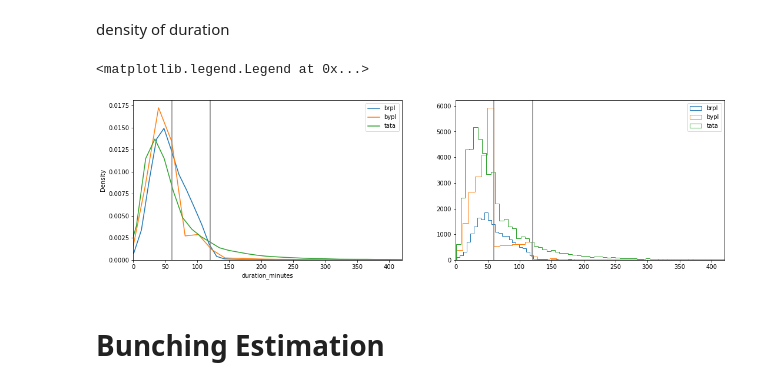
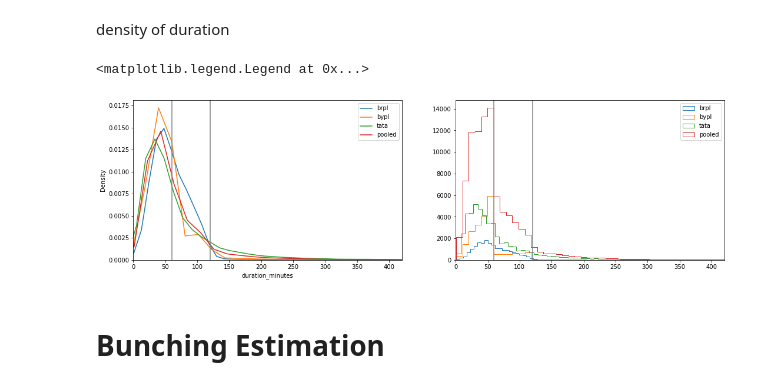
Before and after one commit to paulaleoni/delhi_outages, a Jupyter notebook: src/outage_bunching.ipynb, the cells around one changed output. Saved outputs shown, nothing was run; the diff lists cells and outputs as text; code cells hidden in the pictures.

```diff
--- a/src/outage_bunching.ipynb
+++ b/src/outage_bunching.ipynb
@@ -52,29 +52,35 @@ data.loc[data.unservedmuduetooutage.isna() ,'unservedmuduetooutage'] = 0.00001
 # keep one firm
 #data = data.loc[data.discom == 'tata',]
 #data.describe()
+# %%
+bunching = {}
+for f in data.discom.unique():
+    bunching[f] = {'data': data[data.discom == f]}
+
+bunching['pooled'] = {'data': data}
 # %% [markdown]
 density of duration
 # %%
 xmax  = 420
 
 fig, axs = plt.subplots(1,2,figsize=(18,5))
-for f in data.discom.unique():
-    dt = data[data.discom == f]
+for f in bunching:
+    dt = bunching[f]['data']
     sns.kdeplot(dt.duration_minutes, ax = axs[0], label = f)
     axs[1].hist(dt.duration_minutes, histtype = 'step', bins = xmax, label = f)
 
 axs[0].axvline(60, color  = 'grey')
 axs[0].axvline(120, color  = 'grey')
 axs[0].set_xlim(0,xmax)
 axs[0].legend()
 
 axs[1].axvline(60, color  = 'grey')
 axs[1].axvline(120, color  = 'grey')
 axs[1].set_xlim(0,xmax)
 axs[1].legend()
 # %% [output]
 <matplotlib.legend.Legend at 0x...>
-[figure, old version]
+[figure, new version]
 # %% [markdown]
 # Bunching Estimation
 # %% [markdown]
```
Also changed, not shown: parts of 7 cells of this notebook, 3 other files.
